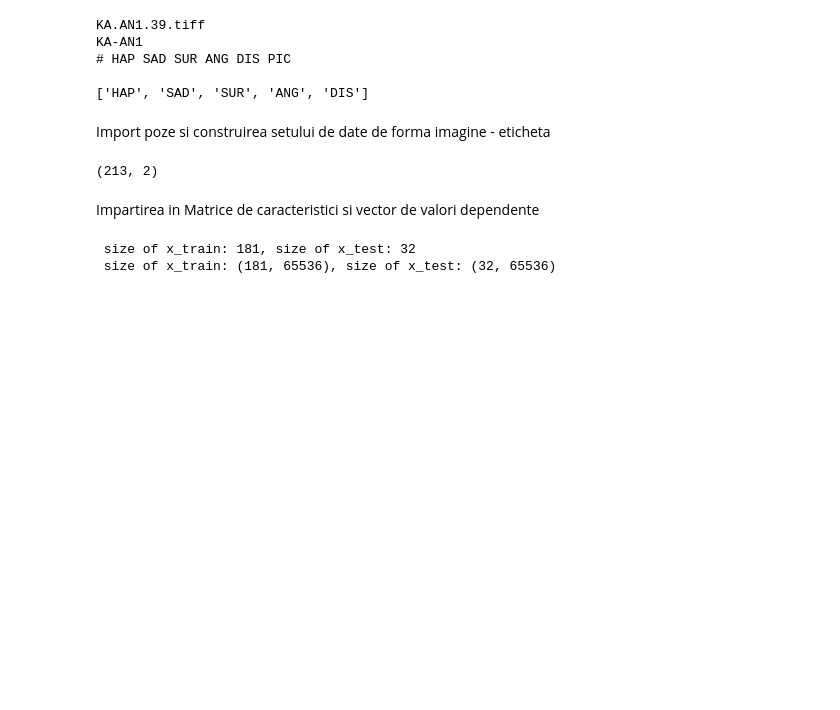
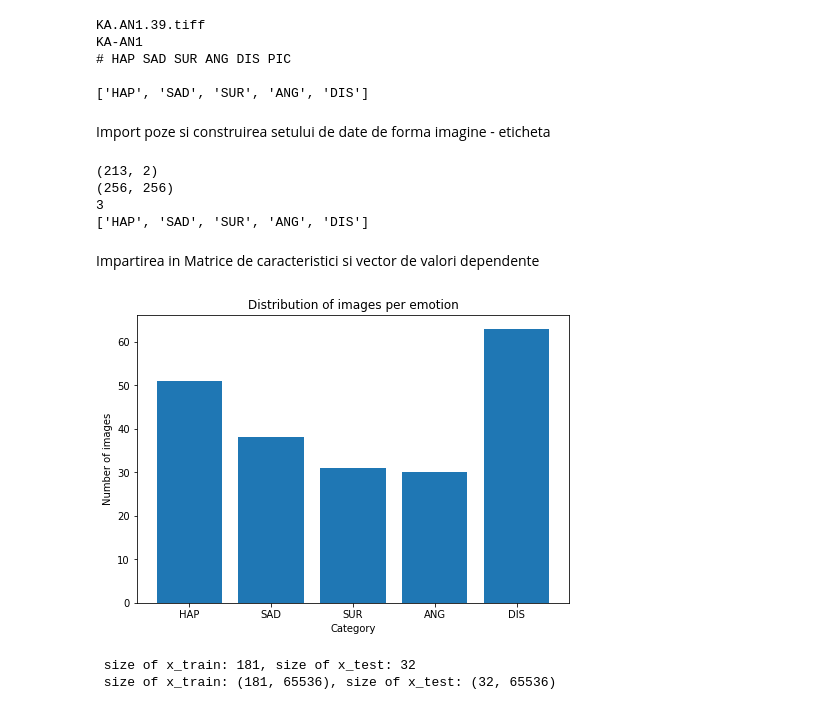
Before and after one commit to ionut-girla/Proiect_IC1, a Jupyter notebook: Proiect.ipynb, the cells around one changed output. Cells and saved outputs as stored; diff of their text form; code cells hidden in the pictures; blank space fills up the shorter version.

```diff
--- a/Proiect.ipynb
+++ b/Proiect.ipynb
@@ -88,12 +89,29 @@ def import_dataset():
 dataset = []
 import_dataset()
 print(np.shape(dataset))
-#print(np.shape(dataset[0][0]))
-#print(np.shape(dataset[0][1]))
+print(np.shape(dataset[0][0]))
+print(dataset[0][1])
+print(CATEGORIES)
 # %% [output]
 (213, 2)
+(256, 256)
+3
+['HAP', 'SAD', 'SUR', 'ANG', 'DIS']
 # %% [markdown]
 Impartirea in Matrice de caracteristici si vector de valori dependente
+# %%
+fig = plt.figure()
+histograma = [0,0,0,0,0]
+for img, clasa in dataset:
+    histograma[clasa] += 1
+ax = fig.add_axes([0,0,1,1])
+ax.bar(CATEGORIES,histograma)
+plt.ylabel('Number of images')
+plt.xlabel('Category')
+plt.title('Distribution of images per emotion')
+plt.show()
+# %% [output]
+[figure, added]
 # %%
 X = []
 y = []
```
Also changed, not shown: parts of 30 cells of this notebook.
